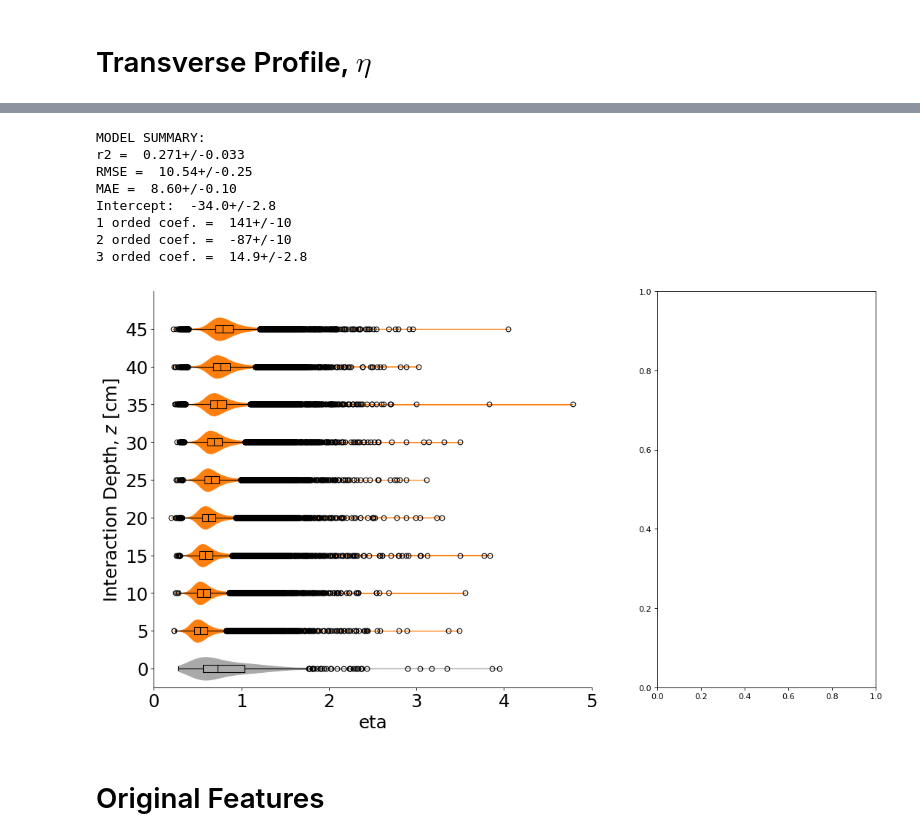
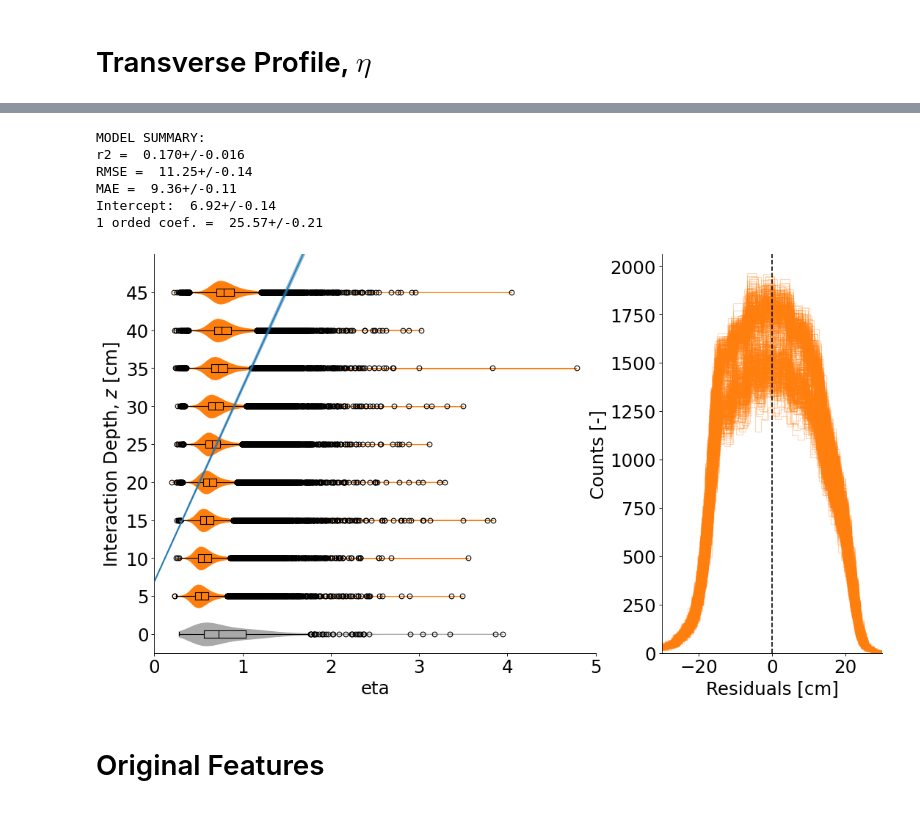
Before and after one commit to RitaROK/Analysis, a Jupyter notebook: Estimation_of_z.ipynb, the cells around one changed output, grey strips where cells are left out. Drawn from its saved outputs; the diff is of its cells as text; code cells hidden in the pictures.

```diff
--- a/Estimation_of_z.ipynb
+++ b/Estimation_of_z.ipynb
@@ -251,23 +184,21 @@ strong multicollinearity or other numerical problems.
 # %%
 ## Simple linear regression
 
 feature = 'eta' #@param ["1st option", "2nd option", "3rd option"] {allow-input: true}
 xmin = 0 #@param {type:"number"}
 xmax = 5 #@param {type:"number"}
-polinomial = 3 #@param {type:"number"}
+polinomial = 1 #@param {type:"number"}
 
 
 onefeat(roi, feature, xmin, xmax, pol=polinomial)
 # %% [output]
 MODEL SUMMARY:
-r2 =  0.271+/-0.033
-RMSE =  10.54+/-0.25
-MAE =  8.60+/-0.10
-Intercept:  -34.0+/-2.8
-1 orded coef. =  141+/-10
-2 orded coef. =  -87+/-10
-3 orded coef. =  14.9+/-2.8
+r2 =  0.170+/-0.016
+RMSE =  11.25+/-0.14
+MAE =  9.36+/-0.11
+Intercept:  6.92+/-0.14
+1 orded coef. =  25.57+/-0.21
-[figure, old version]
+[figure, new version]
 # %% [markdown]
 # Original Features
 # %%
```
Also changed, not shown: parts of 46 cells of this notebook.
